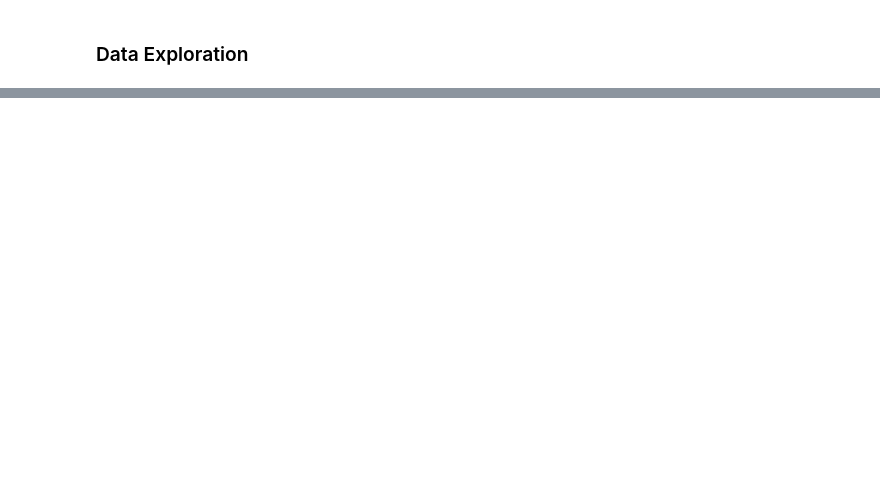
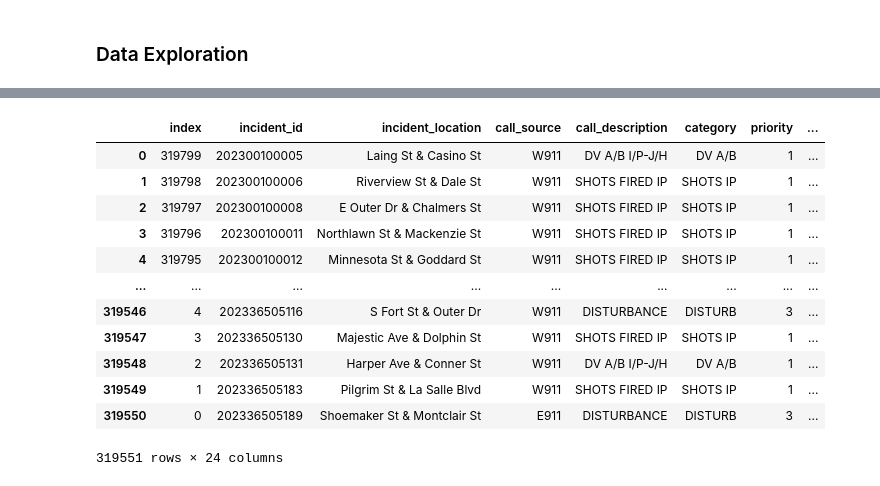
Before and after one commit to manuperera81/911-Call-data-Detroit-data-analysis, a Jupyter notebook: data_cleaning.ipynb, the cells around one changed output, grey strips where cells are left out. Saved outputs shown, nothing was run; the diff lists cells and outputs as text; code cells hidden in the pictures; blank space fills up the shorter version.

Commit message:
New cleaned dataset

```diff
--- a/data_cleaning.ipynb
+++ b/data_cleaning.ipynb
@@ -78,0 +351,9 @@ dtype: int64
+# %%
+df_mergeConcat = df_mergeConcat.rename(columns={'zip_code_x':'zip_code'})
+# %%
+df_call_data.dropna(subset=['zip_code'], inplace=True)
+df_call_data = df_call_data.drop(columns=['round_lat','round_long'])
+# %%
+#df_merge.to_csv("./data/Police_Serviced_911_Calls_2024_cleaned.csv")
+pdList = [df_mergeConcat, df_call_data]
+final_df = pd.concat(pdList)
@@ -78,0 +380,18 @@ dtype: int64
+# %%
+final_sorted_df =final_df.sort_values('called_at')
+# %%
+final_sorted_df.reset_index()
+# %% [output]
+|  | index | incident_id | incident_location | call_source | call_description | category | priority | ... |
+| 0 | 319799 | 202300100005 | Laing St & Casino St | W911 | DV A/B I/P-J/H | DV A/B | 1 | ... |
+| 1 | 319798 | 202300100006 | Riverview St & Dale St | W911 | SHOTS FIRED IP | SHOTS IP | 1 | ... |
+| 2 | 319797 | 202300100008 | E Outer Dr & Chalmers St | W911 | SHOTS FIRED IP | SHOTS IP | 1 | ... |
+| 3 | 319796 | 202300100011 | Northlawn St & Mackenzie St | W911 | SHOTS FIRED IP | SHOTS IP | 1 | ... |
+| 4 | 319795 | 202300100012 | Minnesota St & Goddard St | W911 | SHOTS FIRED IP | SHOTS IP | 1 | ... |
+| ... | ... | ... | ... | ... | ... | ... | ... | ... |
+| 319546 | 4 | 202336505116 | S Fort St & Outer Dr | W911 | DISTURBANCE | DISTURB | 3 | ... |
+| 319547 | 3 | 202336505130 | Majestic Ave & Dolphin St | W911 | SHOTS FIRED IP | SHOTS IP | 1 | ... |
+| 319548 | 2 | 202336505131 | Harper Ave & Conner St | W911 | DV A/B I/P-J/H | DV A/B | 1 | ... |
+| 319549 | 1 | 202336505183 | Pilgrim St & La Salle Blvd | W911 | SHOTS FIRED IP | SHOTS IP | 1 | ... |
+| 319550 | 0 | 202336505189 | Shoemaker St & Montclair St | E911 | DISTURBANCE | DISTURB | 3 | ... |
+319551 rows × 24 columns
```
Also changed, not shown: parts of 42 cells of this notebook, 8 other files.
